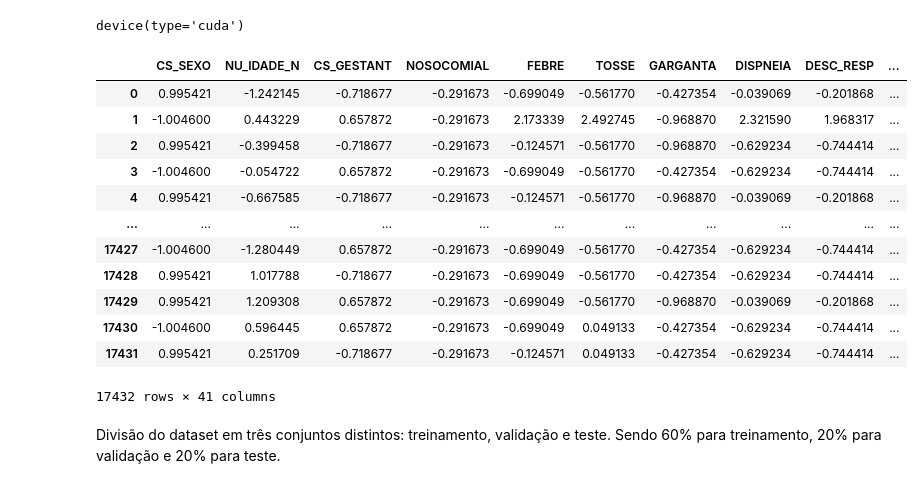
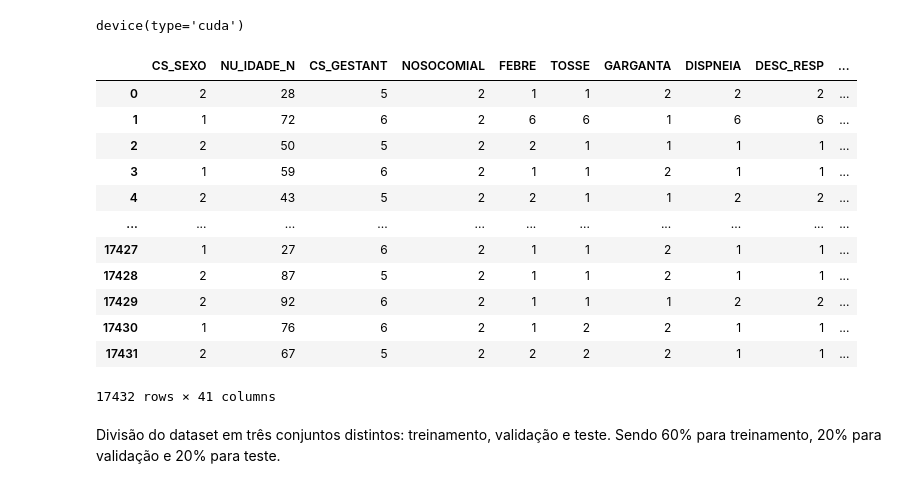
Before and after one commit to Willian-P/TCC-CNN-1D, a Jupyter notebook: SoftOrdering_Nenhum_sem_Normalizacao.ipynb, the cells around one changed output. Saved outputs shown, nothing was run; the diff lists cells and outputs as text; code cells hidden in the pictures.

```diff
--- a/SoftOrdering_Nenhum_sem_Normalizacao.ipynb
+++ b/SoftOrdering_Nenhum_sem_Normalizacao.ipynb
@@ -34,21 +34,21 @@ device
 device(type='cuda')
 # %%
 # Carrega o Dataset
-dataset = pd.read_csv("Datasets\dataset_Desbalanceado_Scaler.csv")
+dataset = pd.read_csv("Datasets\dataset_Nenhum_Sem_Norm.csv")
 dataset
 # %% [output]
 |  | CS_SEXO | NU_IDADE_N | CS_GESTANT | NOSOCOMIAL | FEBRE | TOSSE | GARGANTA | DISPNEIA | DESC_RESP | ... |
-| 0 | 0.995421 | -1.242145 | -0.718677 | -0.291673 | -0.699049 | -0.561770 | -0.427354 | -0.039069 | -0.201868 | ... |
-| 1 | -1.004600 | 0.443229 | 0.657872 | -0.291673 | 2.173339 | 2.492745 | -0.968870 | 2.321590 | 1.968317 | ... |
-| 2 | 0.995421 | -0.399458 | -0.718677 | -0.291673 | -0.124571 | -0.561770 | -0.968870 | -0.629234 | -0.744414 | ... |
-| 3 | -1.004600 | -0.054722 | 0.657872 | -0.291673 | -0.699049 | -0.561770 | -0.427354 | -0.629234 | -0.744414 | ... |
-| 4 | 0.995421 | -0.667585 | -0.718677 | -0.291673 | -0.124571 | -0.561770 | -0.968870 | -0.039069 | -0.201868 | ... |
+| 0 | 2 | 28 | 5 | 2 | 1 | 1 | 2 | 2 | 2 | ... |
+| 1 | 1 | 72 | 6 | 2 | 6 | 6 | 1 | 6 | 6 | ... |
+| 2 | 2 | 50 | 5 | 2 | 2 | 1 | 1 | 1 | 1 | ... |
+| 3 | 1 | 59 | 6 | 2 | 1 | 1 | 2 | 1 | 1 | ... |
+| 4 | 2 | 43 | 5 | 2 | 2 | 1 | 1 | 2 | 2 | ... |
 | ... | ... | ... | ... | ... | ... | ... | ... | ... | ... | ... |
-| 17427 | -1.004600 | -1.280449 | 0.657872 | -0.291673 | -0.699049 | -0.561770 | -0.427354 | -0.629234 | -0.744414 | ... |
-| 17428 | 0.995421 | 1.017788 | -0.718677 | -0.291673 | -0.699049 | -0.561770 | -0.427354 | -0.629234 | -0.744414 | ... |
-| 17429 | 0.995421 | 1.209308 | 0.657872 | -0.291673 | -0.699049 | -0.561770 | -0.968870 | -0.039069 | -0.201868 | ... |
-| 17430 | -1.004600 | 0.596445 | 0.657872 | -0.291673 | -0.699049 | 0.049133 | -0.427354 | -0.629234 | -0.744414 | ... |
-| 17431 | 0.995421 | 0.251709 | -0.718677 | -0.291673 | -0.124571 | 0.049133 | -0.427354 | -0.629234 | -0.744414 | ... |
+| 17427 | 1 | 27 | 6 | 2 | 1 | 1 | 2 | 1 | 1 | ... |
+| 17428 | 2 | 87 | 5 | 2 | 1 | 1 | 2 | 1 | 1 | ... |
+| 17429 | 2 | 92 | 6 | 2 | 1 | 1 | 1 | 2 | 2 | ... |
+| 17430 | 1 | 76 | 6 | 2 | 1 | 2 | 2 | 1 | 1 | ... |
+| 17431 | 2 | 67 | 5 | 2 | 2 | 2 | 2 | 1 | 1 | ... |
 17432 rows × 41 columns
 # %% [markdown]
 Divisão do dataset em três conjuntos distintos: treinamento, validação e teste. Sendo 60% para treinamento, 20% para validação e 20% para teste.
```
Also changed, not shown: parts of 3 cells of this notebook.
